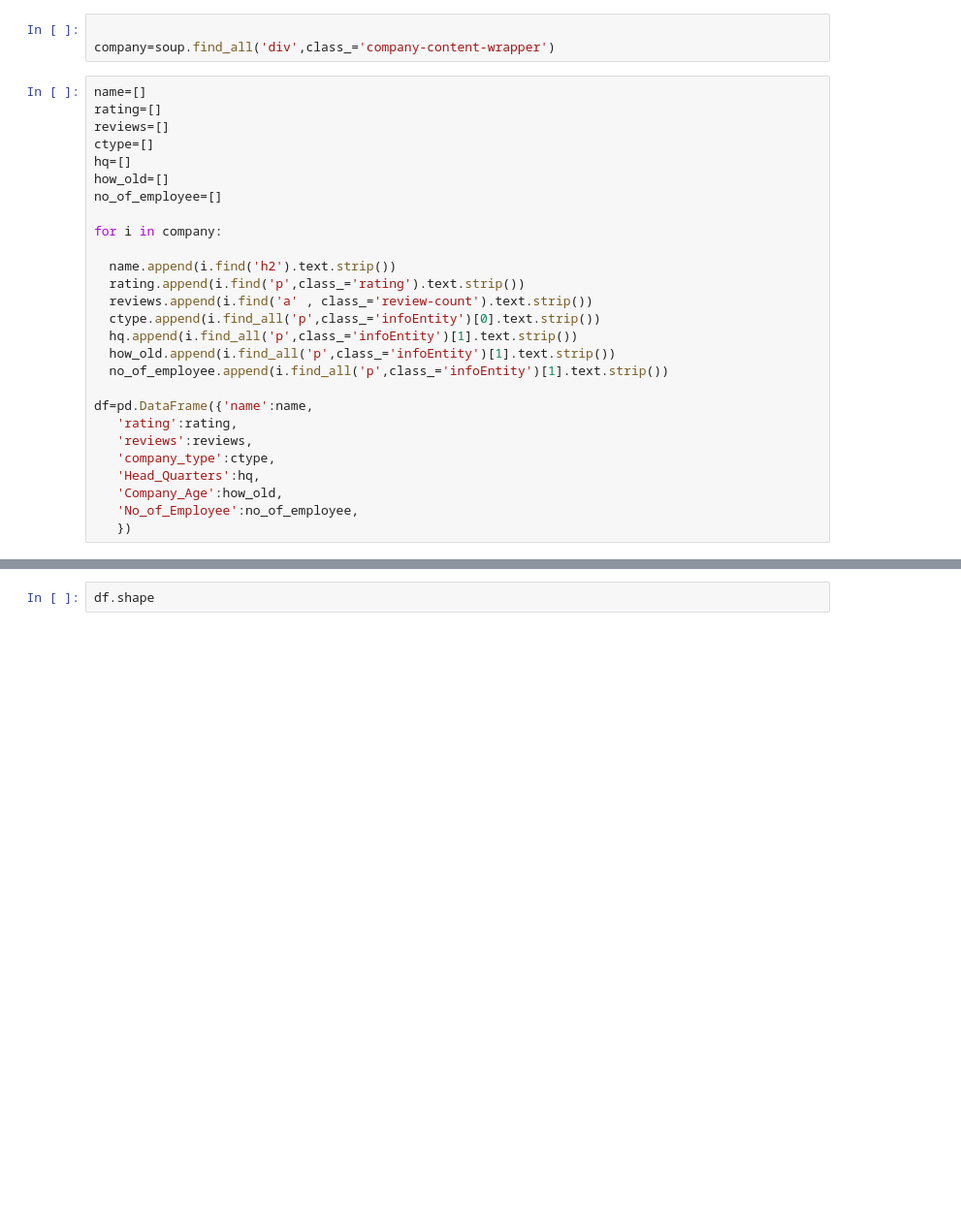
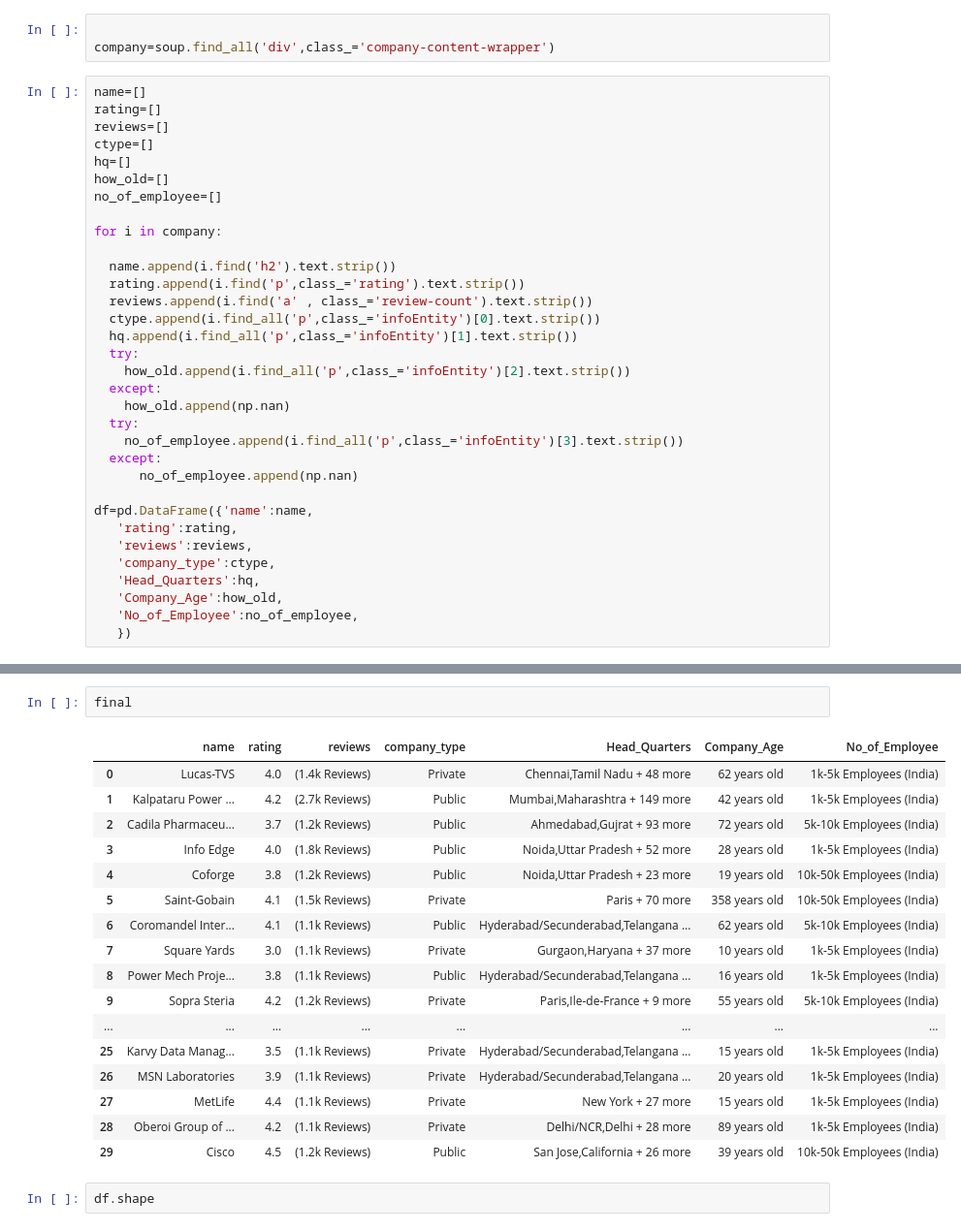
Before and after one commit to ShambhaviSharma0110/ML_beginner_projs, a Jupyter notebook: scraping101.ipynb, the cells around one changed output, grey strips where cells are left out. Shown at 97% size. Cells and saved outputs as stored; diff of their text form; blank space fills up the shorter version.

```diff
--- a/scraping101.ipynb
+++ b/scraping101.ipynb
@@ -77,8 +78,14 @@ for i in company:
   reviews.append(i.find('a' , class_='review-count').text.strip())
   ctype.append(i.find_all('p',class_='infoEntity')[0].text.strip())
   hq.append(i.find_all('p',class_='infoEntity')[1].text.strip())
-  how_old.append(i.find_all('p',class_='infoEntity')[1].text.strip())
-  no_of_employee.append(i.find_all('p',class_='infoEntity')[1].text.strip())
+  try:
+    how_old.append(i.find_all('p',class_='infoEntity')[2].text.strip())
+  except:
+    how_old.append(np.nan)
+  try:
+    no_of_employee.append(i.find_all('p',class_='infoEntity')[3].text.strip())
+  except:
+      no_of_employee.append(np.nan)
 
 df=pd.DataFrame({'name':name,
    'rating':rating,
@@ -91,3 +143,23 @@ df=pd.DataFrame({'name':name,
+# %%
+final
+# %% [output]
+|  | name | rating | reviews | company_type | Head_Quarters | Company_Age | No_of_Employee |
+| 0 | Lucas-TVS | 4.0 | (1.4k Reviews) | Private | Chennai,Tamil Nadu + 48 more | 62 years old | 1k-5k Employees (India) |
+| 1 | Kalpataru Power ... | 4.2 | (2.7k Reviews) | Public | Mumbai,Maharashtra + 149 more | 42 years old | 1k-5k Employees (India) |
+| 2 | Cadila Pharmaceu... | 3.7 | (1.2k Reviews) | Public | Ahmedabad,Gujrat + 93 more | 72 years old | 5k-10k Employees (India) |
+| 3 | Info Edge | 4.0 | (1.8k Reviews) | Public | Noida,Uttar Pradesh + 52 more | 28 years old | 1k-5k Employees (India) |
+| 4 | Coforge | 3.8 | (1.2k Reviews) | Public | Noida,Uttar Pradesh + 23 more | 19 years old | 10k-50k Employees (India) |
+| 5 | Saint-Gobain | 4.1 | (1.5k Reviews) | Private | Paris + 70 more | 358 years old | 10k-50k Employees (India) |
+| 6 | Coromandel Inter... | 4.1 | (1.1k Reviews) | Public | Hyderabad/Secunderabad,Telangana ... | 62 years old | 5k-10k Employees (India) |
+| 7 | Square Yards | 3.0 | (1.1k Reviews) | Private | Gurgaon,Haryana + 37 more | 10 years old | 1k-5k Employees (India) |
+| 8 | Power Mech Proje... | 3.8 | (1.1k Reviews) | Public | Hyderabad/Secunderabad,Telangana ... | 16 years old | 1k-5k Employees (India) |
+| 9 | Sopra Steria | 4.2 | (1.2k Reviews) | Private | Paris,Ile-de-France + 9 more | 55 years old | 5k-10k Employees (India) |
+| ... | ... | ... | ... | ... | ... | ... | ... |
+| 25 | Karvy Data Manag... | 3.5 | (1.1k Reviews) | Private | Hyderabad/Secunderabad,Telangana ... | 15 years old | 1k-5k Employees (India) |
+| 26 | MSN Laboratories | 3.9 | (1.1k Reviews) | Private | Hyderabad/Secunderabad,Telangana ... | 20 years old | 1k-5k Employees (India) |
+| 27 | MetLife | 4.4 | (1.1k Reviews) | Private | New York + 27 more | 15 years old | 1k-5k Employees (India) |
+| 28 | Oberoi Group of ... | 4.2 | (1.1k Reviews) | Private | Delhi/NCR,Delhi + 28 more | 89 years old | 1k-5k Employees (India) |
+| 29 | Cisco | 4.5 | (1.2k Reviews) | Public | San Jose,California + 26 more | 39 years old | 10k-50k Employees (India) |
 # %%
 df.shape
 # %% [output]
```
Also changed, not shown: parts of 5 cells of this notebook.
